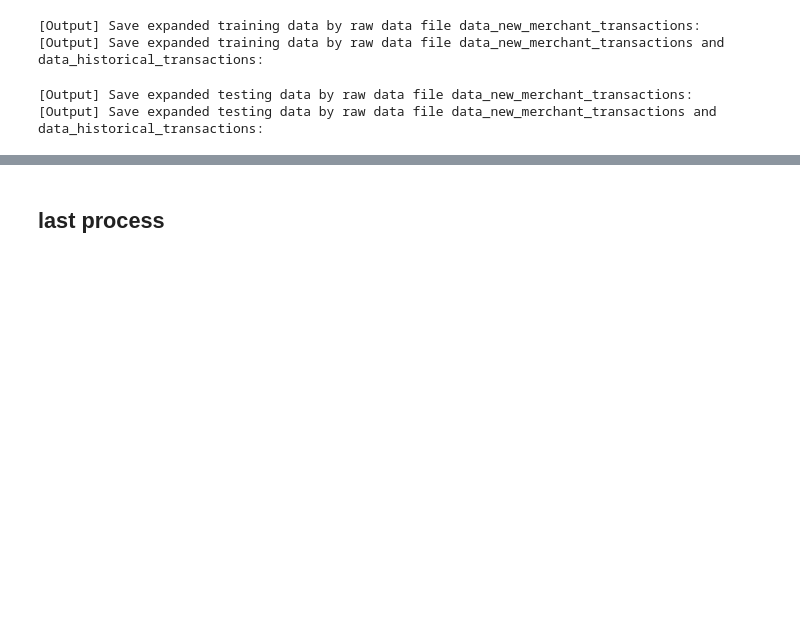
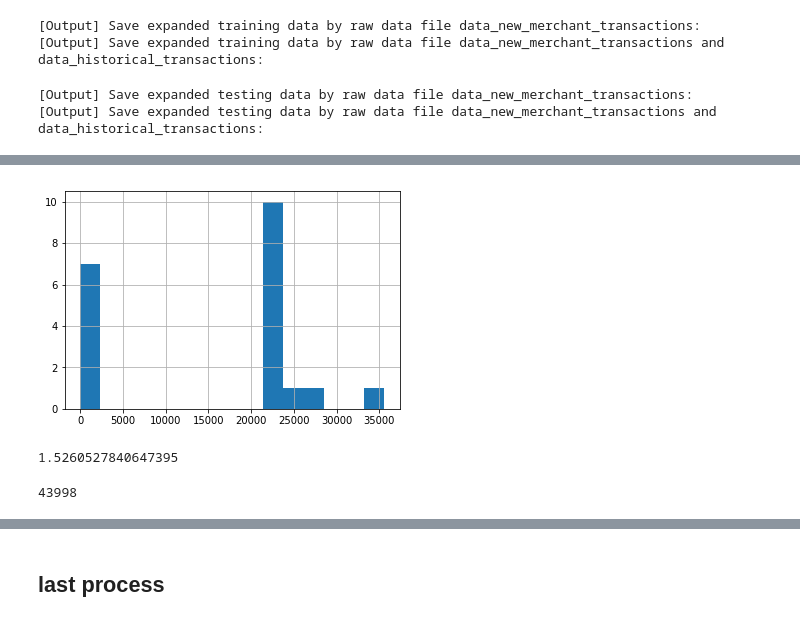
Before and after one commit to PaperStrange/AIProjectManger, a Jupyter notebook: utils/data_process.ipynb, the cells around one changed output, grey strips where cells are left out. Saved outputs shown, nothing was run; the diff lists cells and outputs as text; code cells hidden in the pictures; blank space fills up the shorter version.

```diff
--- a/utils/data_process.ipynb
+++ b/utils/data_process.ipynb
@@ -604,0 +666,3 @@ data_test_mod2.to_csv(DATA_ROOT_PATH+"data_processed/test/data_test_expanded2.cs
+# %%
+data_train_mod2_vacancy_asses = data_train_mod2.isnull().sum()
+data_train_mod2_vacancy_asses
@@ -604,0 +687,4 @@ data_test_mod2.to_csv(DATA_ROOT_PATH+"data_processed/test/data_test_expanded2.cs
+# %%
+data_train_mod2_vacancy_asses.hist(bins=15);
+# %% [output]
+[figure, added]
@@ -604,0 +696,8 @@ data_test_mod2.to_csv(DATA_ROOT_PATH+"data_processed/test/data_test_expanded2.cs
+# %%
+row_vacancy_ave
+# %% [output]
+1.5260527840647395
+# %%
+len(data_train_mod2_row_vacancy_asses[(data_train_mod2_row_vacancy_asses != 0) == True])
+# %% [output]
+43998
```
Also changed, not shown: parts of 33 cells of this notebook.
